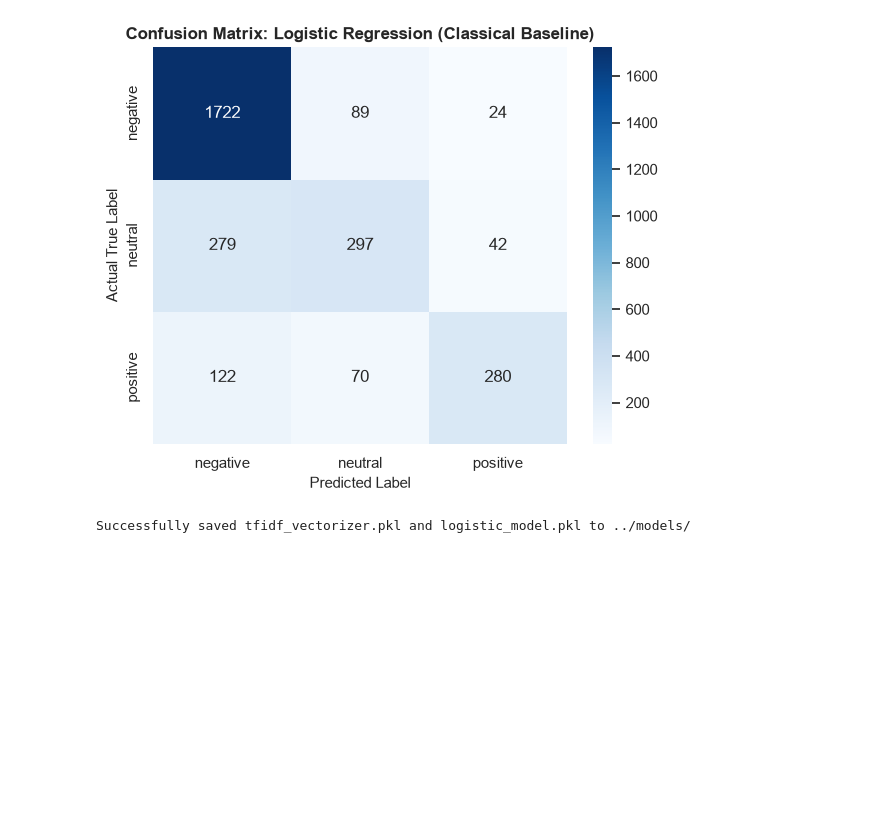
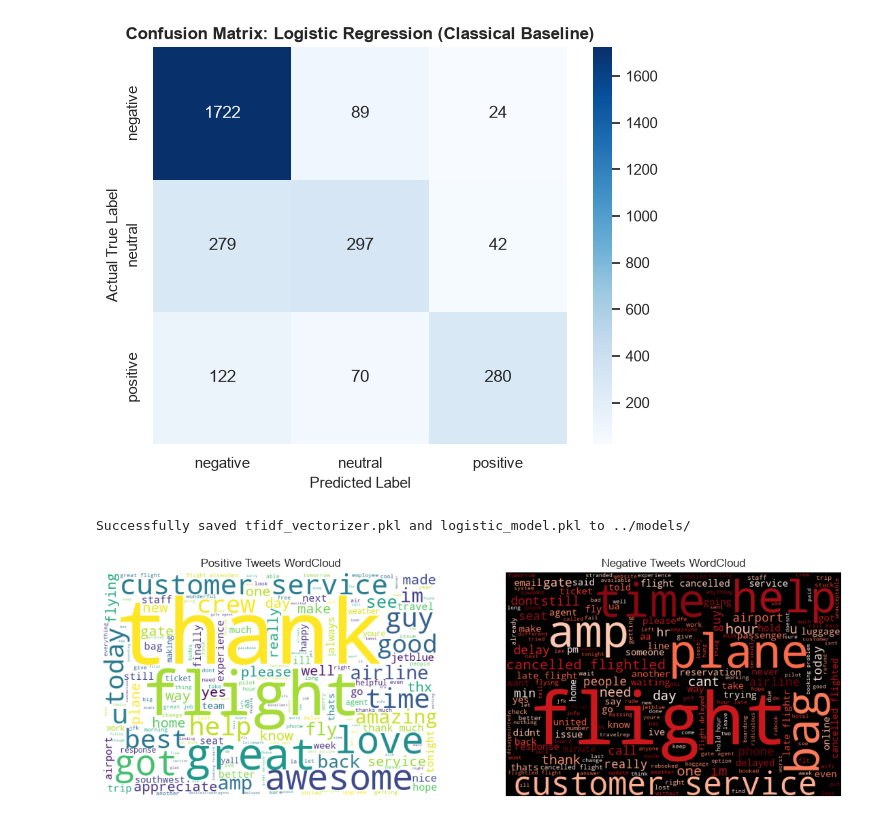
Before and after one commit to anjXcode/brandpulse-sentiment, a Jupyter notebook: notebooks/01Preprocessingand_Classical.ipynb, the cells around one changed output. Drawn from its saved outputs; the diff is of its cells as text; code cells hidden in the pictures; blank space fills up the shorter version.

```diff
--- a/notebooks/01Preprocessingand_Classical.ipynb
+++ b/notebooks/01Preprocessingand_Classical.ipynb
@@ -331,3 +336,21 @@ joblib.dump(log_reg, "../models/logistic_model.pkl")
 print("Successfully saved tfidf_vectorizer.pkl and logistic_model.pkl to ../models/")
 # %% [output]
 Successfully saved tfidf_vectorizer.pkl and logistic_model.pkl to ../models/
+# %%
+from wordcloud import WordCloud
+import matplotlib.pyplot as plt
+
+pos_text = " ".join(df[df['airline_sentiment'] == 'positive']['processed_text'])
+neg_text = " ".join(df[df['airline_sentiment'] == 'negative']['processed_text'])
+
+fig, axes = plt.subplots(1, 2, figsize=(14, 6))
+axes[0].imshow(WordCloud(width=600, height=400, background_color='white').generate(pos_text))
+axes[0].set_title("Positive Tweets WordCloud")
+axes[0].axis("off")
+
+axes[1].imshow(WordCloud(width=600, height=400, background_color='black', colormap='Reds').generate(neg_text))
+axes[1].set_title("Negative Tweets WordCloud")
+axes[1].axis("off")
+plt.show()
+# %% [output]
+[figure, added]
```
Also changed, not shown: parts of 3 cells of this notebook, 12 other files.
